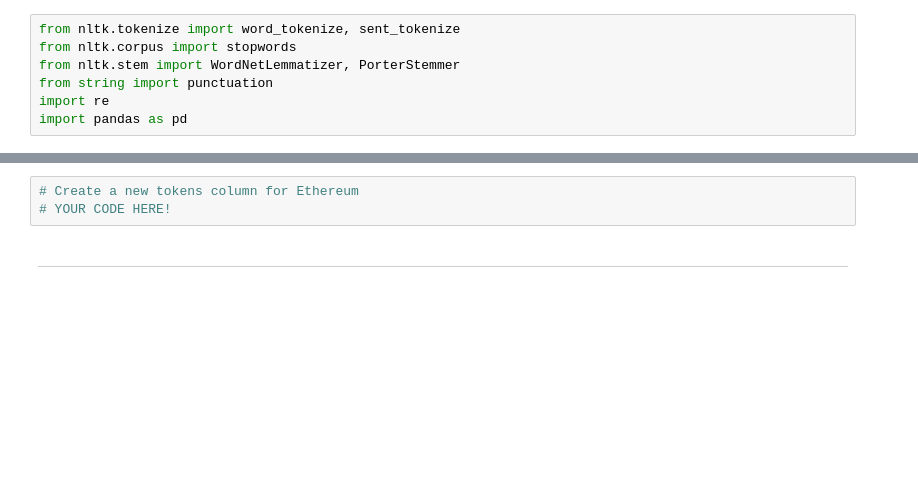
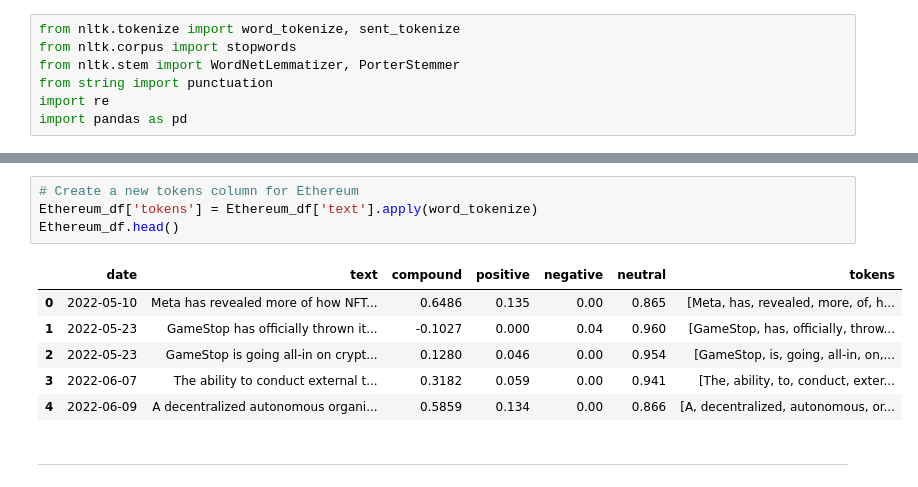
Before and after one commit to JamelBoyer/Homework-12-Tales-from-the-Crypto, a Jupyter notebook: Instructions/Starter_Code/crypto_sentiment.ipynb, the cells around one changed output, grey strips where cells are left out. Drawn from its saved outputs; the diff is of its cells as text; blank space fills up the shorter version.

```diff
--- a/Instructions/Starter_Code/crypto_sentiment.ipynb
+++ b/Instructions/Starter_Code/crypto_sentiment.ipynb
@@ -228,6 +263,14 @@ def tokenizer(text):
 # %%
 # Create a new tokens column for Ethereum
-# YOUR CODE HERE!
+Ethereum_df['tokens'] = Ethereum_df['text'].apply(word_tokenize)
+Ethereum_df.head()
+# %% [output]
+|  | date | text | compound | positive | negative | neutral | tokens |
+| 0 | 2022-05-10 | Meta has revealed more of how NFT... | 0.6486 | 0.135 | 0.00 | 0.865 | [Meta, has, revealed, more, of, h... |
+| 1 | 2022-05-23 | GameStop has officially thrown it... | -0.1027 | 0.000 | 0.04 | 0.960 | [GameStop, has, officially, throw... |
+| 2 | 2022-05-23 | GameStop is going all-in on crypt... | 0.1280 | 0.046 | 0.00 | 0.954 | [GameStop, is, going, all-in, on,... |
+| 3 | 2022-06-07 | The ability to conduct external t... | 0.3182 | 0.059 | 0.00 | 0.941 | [The, ability, to, conduct, exter... |
+| 4 | 2022-06-09 | A decentralized autonomous organi... | 0.5859 | 0.134 | 0.00 | 0.866 | [A, decentralized, autonomous, or... |
 # %% [markdown]
 ---
 # %% [markdown]
```
Also changed, not shown: parts of 10 cells of this notebook.
